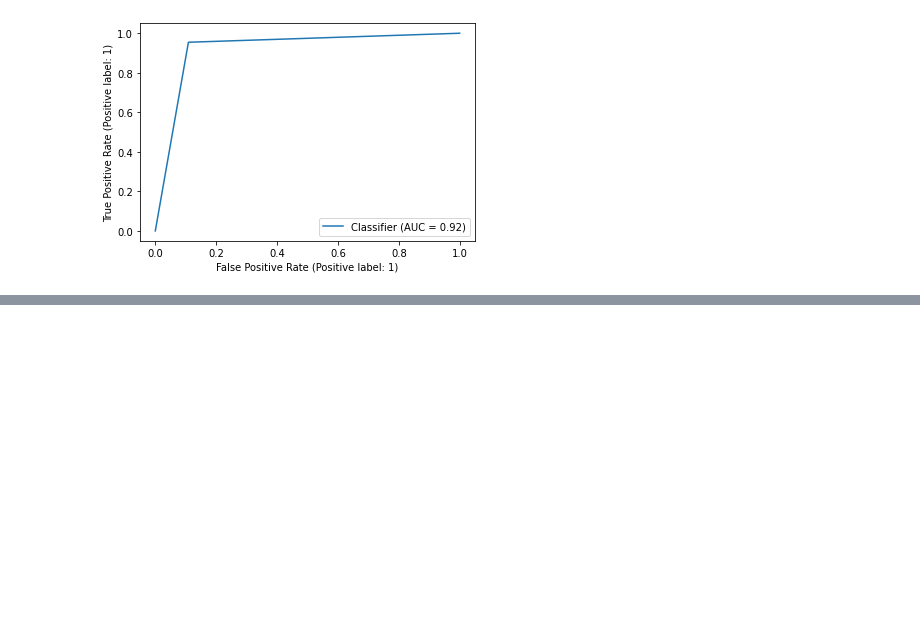
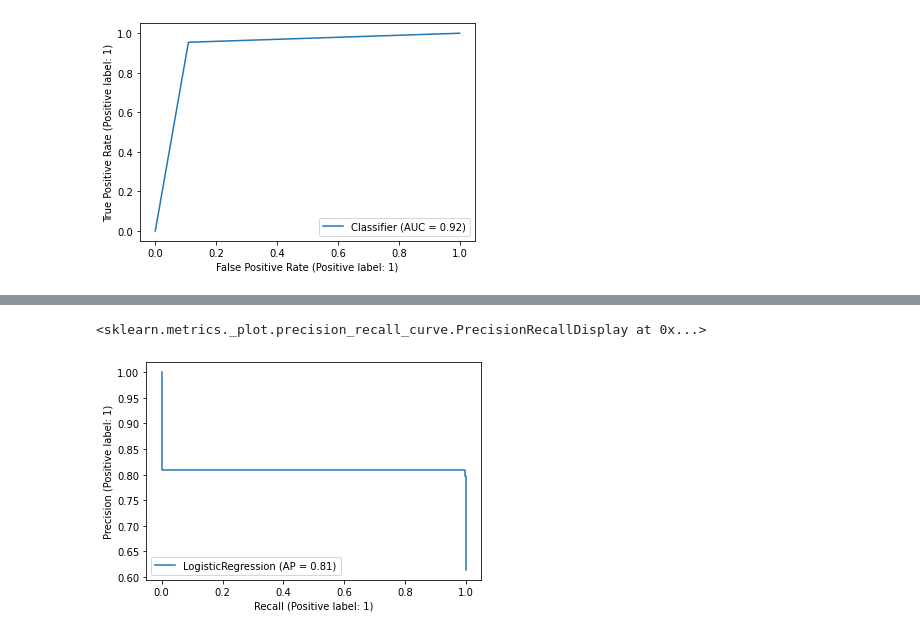
Before and after one commit to shreyash2503/MachineLearningSkLearn, a Jupyter notebook: LogisticRegression/main.ipynb, the cells around one changed output, grey strips where cells are left out. Cells and saved outputs as stored; diff of their text form; code cells hidden in the pictures; blank space fills up the shorter version.

```diff
--- a/LogisticRegression/main.ipynb
+++ b/LogisticRegression/main.ipynb
@@ -176,0 +182,5 @@ RocCurveDisplay.from_predictions(y_test, y_pred)
+# %%
+PrecisionRecallDisplay.from_estimator(log_model, X_test, y_test)
+# %% [output]
+<sklearn.metrics._plot.precision_recall_curve.PrecisionRecallDisplay at 0x...>
+[figure, added]
```
Also changed, not shown: parts of 39 cells of this notebook.
